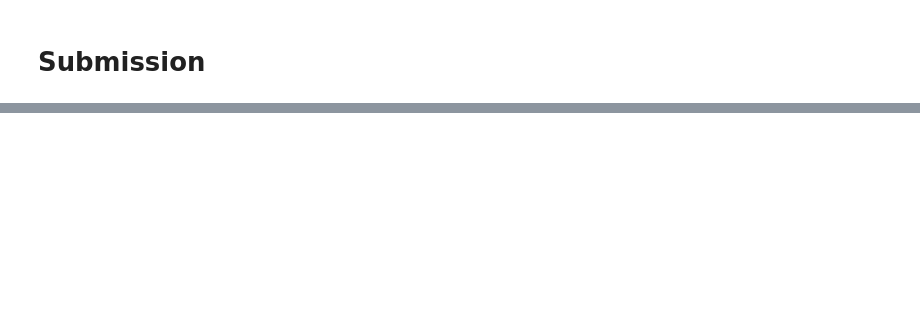
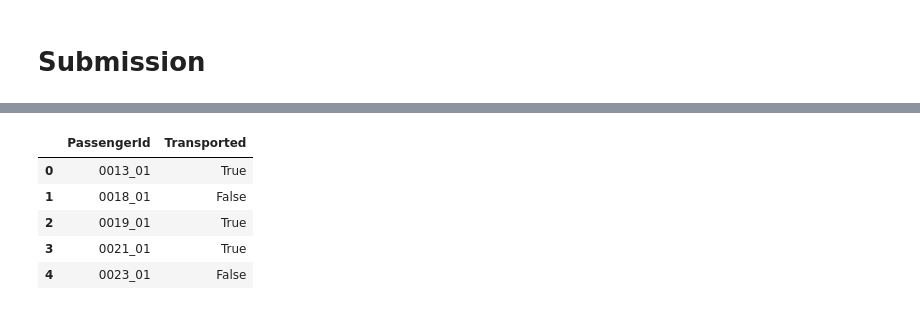
Before and after one commit to alishhde/AI-Diversify, a Jupyter notebook: 0005 Kaggle - Spaceship Titanic/spaceship-titanic-with-tfdf.ipynb, the cells around one changed output, grey strips where cells are left out. Drawn from its saved outputs; the diff is of its cells as text; code cells hidden in the pictures; blank space fills up the shorter version.

```diff
--- a/0005 Kaggle - Spaceship Titanic/spaceship-titanic-with-tfdf.ipynb
+++ b/0005 Kaggle - Spaceship Titanic/spaceship-titanic-with-tfdf.ipynb
@@ -279,5 +406,12 @@ output.head()
 # %%
-sample_submission_df = pd.read_csv('/kaggle/input/spaceship-titanic/sample_submission.csv')
+sample_submission_df = pd.read_csv('datasets/sample_submission.csv')
 sample_submission_df['Transported'] = n_predictions
-sample_submission_df.to_csv('/kaggle/working/submission.csv', index=False)
+sample_submission_df.to_csv('datasets/submission.csv', index=False)
 sample_submission_df.head()
+# %% [output]
+|  | PassengerId | Transported |
+| 0 | 0013_01 | True |
+| 1 | 0018_01 | False |
+| 2 | 0019_01 | True |
+| 3 | 0021_01 | True |
+| 4 | 0023_01 | False |
```
Also changed, not shown: parts of 27 cells of this notebook, 2 other files.
